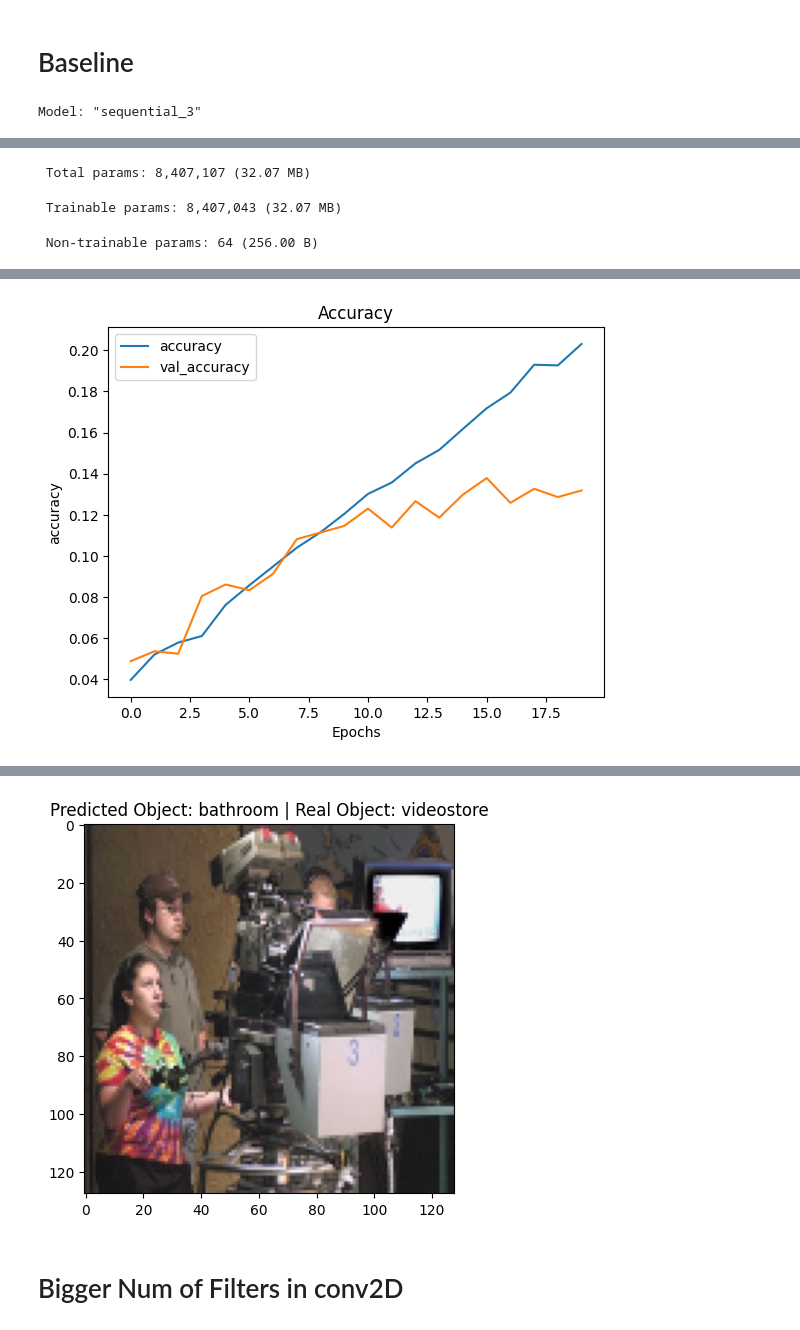
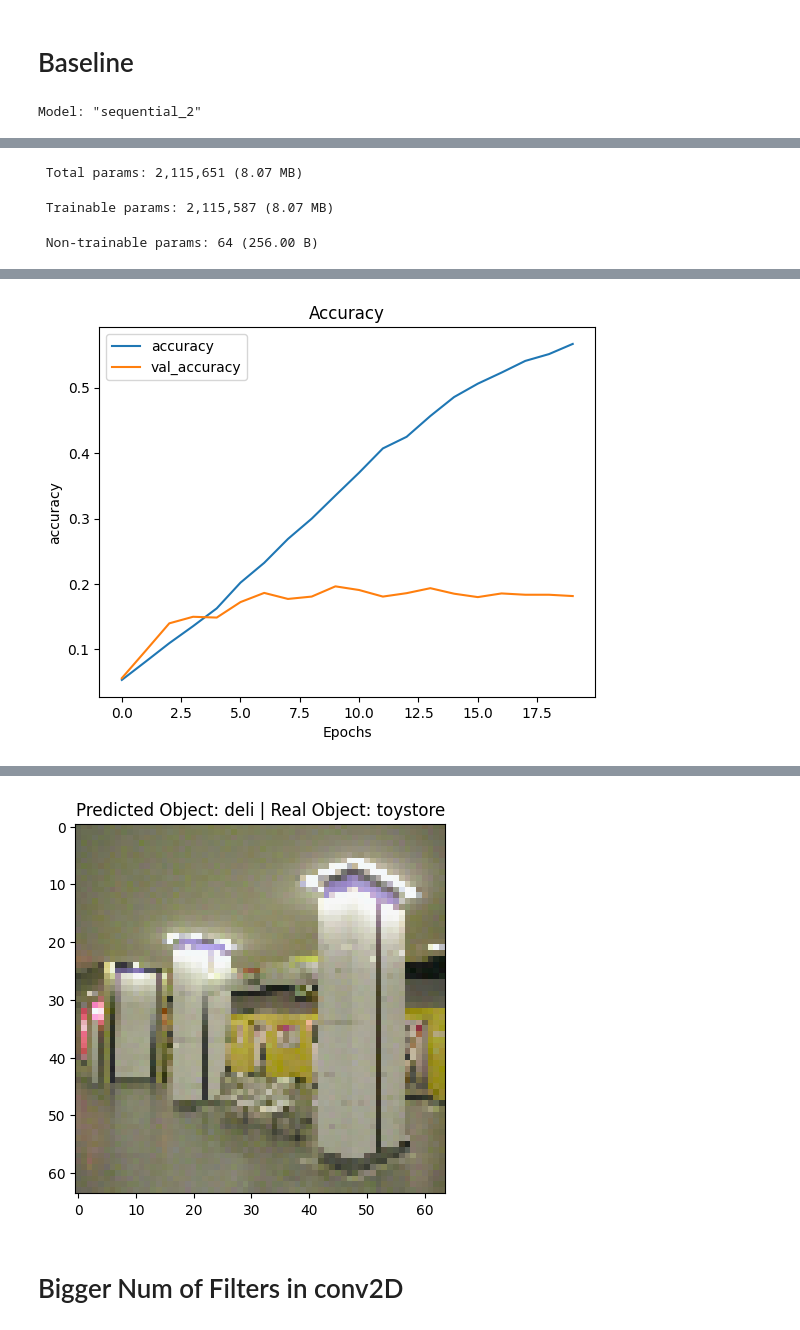
Before and after one commit to KlymentievMaksym/IntelOb, a Jupyter notebook: Lab3/Lab3_.ipynb, the cells around one changed output, grey strips where cells are left out. Saved outputs shown, nothing was run; the diff lists cells and outputs as text; code cells hidden in the pictures.

```diff
--- a/Lab3/Lab3_.ipynb
+++ b/Lab3/Lab3_.ipynb
@@ -34,12 +34,14 @@ Num GPUs Available:  0
 data = []
 labels = []
 
-size = (128, 128)
+size = (64, 64)
+# path  = "./app/Lab3/Data/Images"
+path  = "./Data/Images"
 
-for category in listdir("./Data/Images"):
-    for image in listdir(f"./Data/Images/{category}"):
+for category in listdir(path):
+    for image in listdir(f"{path}/{category}"):
         try:
-            filepath = path.join(f"./Data/Images/{category}/{image}")
+            filepath = f"{path}/{category}/{image}"
             # filepath
             img = cv2.imread(filepath)
             img = cv2.cvtColor(img, cv2.COLOR_BGR2RGB)
@@ -139,12 +141,12 @@ def predict_random(model, data_x=X_test, data_y=y_test):
     plt.imshow(data_x[choose])
     predictions = model.predict(data_x)
     # plt.title(f'Predicted Object: {np.argmax(predictions[choose]) + 1} | Real Object: {np.argmax(data_y[choose]) + 1}')
-    plt.title(f'Predicted Object: {int_to_str[np.argmax(predictions[choose]) + 1]} | Real Object: {int_to_str[np.argmax(data_y[choose]) + 1]}')
+    plt.title(f'Predicted Object: {int_to_str[np.argmax(predictions[choose])]} | Real Object: {int_to_str[np.argmax(data_y[choose])]}')
 
-def predict(model, batch_size=128, epochs=20, val_split=0.2):
+def predict(model, batch_size=64, epochs=40, val_split=0.2):
     # history = model.fit(x=X_train, y=y_train, batch_size=batch_size, epochs=epochs, validation_data=(X_test, y_test))
     if isinstance(val_split, float):
-        history = model.fit(x=X_train, y=y_train, batch_size=batch_size, epochs=epochs, validation_split=0.2)
+        history = model.fit(x=X_train, y=y_train, batch_size=batch_size, epochs=epochs, validation_split=0.2, stratify=y_train)
     elif isinstance(val_split, tuple):
         history = model.fit(x=X_train, y=y_train, batch_size=batch_size, epochs=epochs, validation_data=val_split)
     display_history(history, ['loss', 'val_loss'], "Loss")
@@ -154,9 +156,9 @@ def predict(model, batch_size=128, epochs=20, val_split=0.2):
 # %% [markdown]
 # Baseline
 # %%
-model = tf.keras.models.Sequential(
+model_baseline = tf.keras.models.Sequential(
     [
-        layers.Input(shape=(128, 128, 3)),
+        layers.Input(shape=(*size, 3)),
         layers.Conv2D(32, (3, 3), activation='relu', padding='same'),
         layers.BatchNormalization(),
         layers.MaxPooling2D(4, 4),
@@ -168,13 +170,13 @@ model = tf.keras.models.Sequential(
     ]
 )
 
-model.summary()
-model.compile(optimizer=tf.keras.optimizers.Adam(learning_rate=0.001),
+model_baseline.summary()
+model_baseline.compile(optimizer=tf.keras.optimizers.Adam(learning_rate=0.001),
               loss=tf.keras.losses.CategoricalCrossentropy(),
               metrics=['accuracy', tf.keras.metrics.TopKCategoricalAccuracy(k=2, name="Top2")])
-predict(model)
+predict(model_baseline, 64, 20)
 # %% [output]
-Model: "sequential_3"
+Model: "sequential_2"
 ┏━━━━━━━━━━━━━━━━━━━━━━━━━━━━━━━━━┳━━━━━━━━━━━━━━━━━━━━━━━━┳━━━━━━━━━━━━━━━┓
 ┃ Layer (type)                    ┃ Output Shape           ┃       Param # ┃
 ┡━━━━━━━━━━━━━━━━━━━━━━━━━━━━━━━━━╇━━━━━━━━━━━━━━━━━━━━━━━━╇━━━━━━━━━━━━━━━┩
@@ -195,5 +197,5 @@ Model: "sequential_3"
 └─────────────────────────────────┴────────────────────────┴───────────────┘
- Total params: 8,407,107 (32.07 MB)
+ Total params: 2,115,651 (8.07 MB)
- Trainable params: 8,407,043 (32.07 MB)
+ Trainable params: 2,115,587 (8.07 MB)
  Non-trainable params: 64 (256.00 B)
 Epoch 1/20
@@ -217 +219 @@ Epoch 20/20
-[figure, old version]
+[figure, new version]
@@ -220,4 +222,4 @@ Epoch 20/20
-[figure, old version]
+[figure, new version]
 # %% [markdown]
 # Bigger Num of Filters in conv2D
 # %%
```
Also changed, not shown: parts of 13 cells of this notebook.
